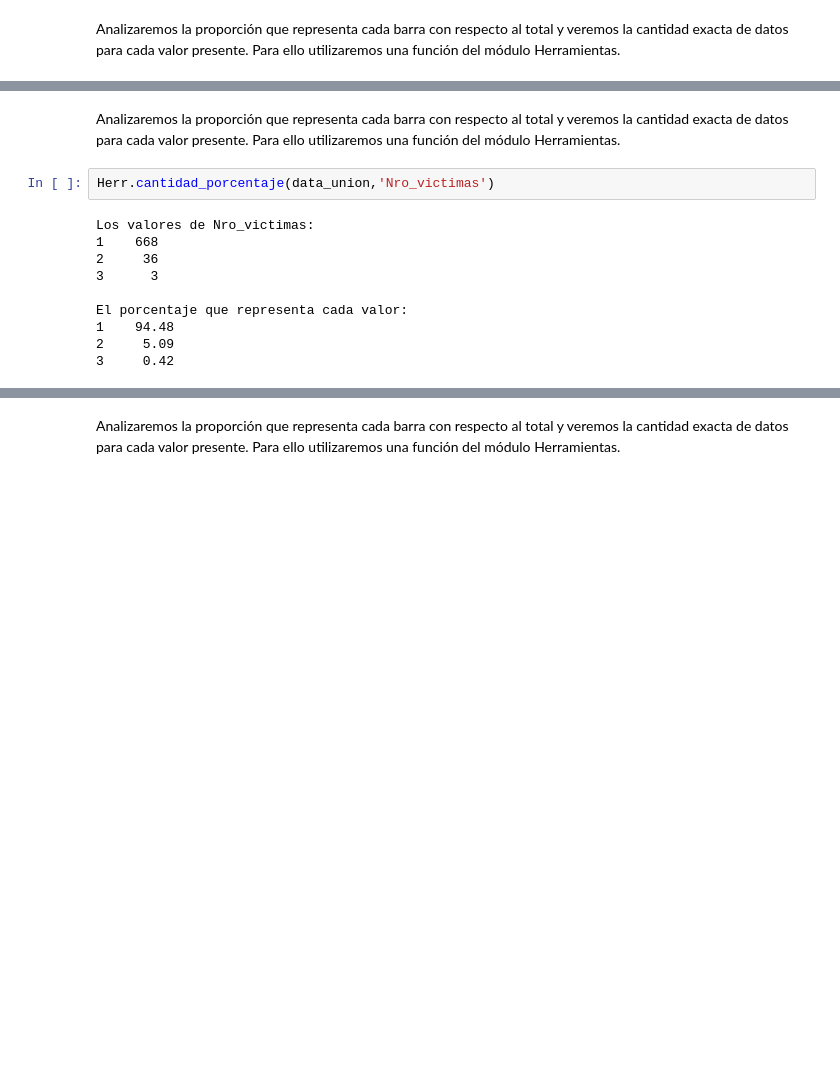
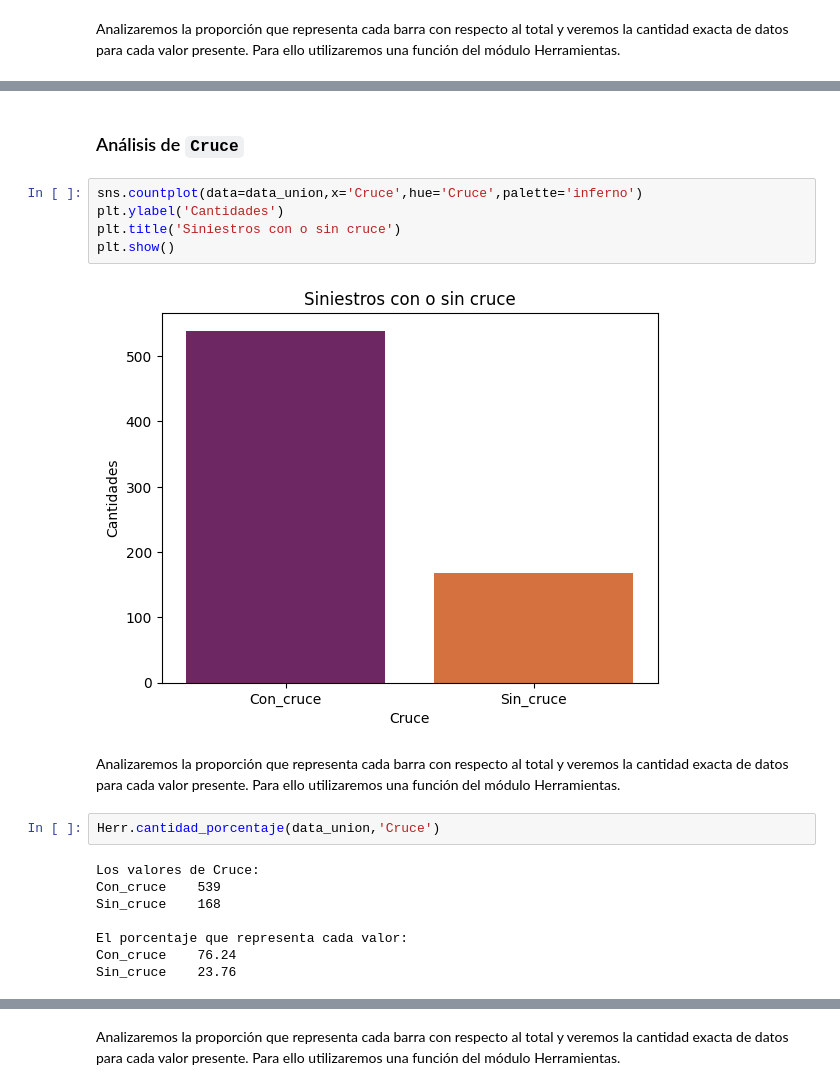
Before and after one commit to MaximilianoTauil/PI_Siniestros, a Jupyter notebook: EDA.ipynb, the cells around one changed output, grey strips where cells are left out. Cells and saved outputs as stored; diff of their text form; blank space fills up the shorter version.

```diff
--- a/EDA.ipynb
+++ b/EDA.ipynb
@@ -389,14 +442,21 @@ El porcentaje que representa cada valor:
+# %% [markdown]
+### Análisis de ``Cruce``
+# %%
+sns.countplot(data=data_union,x='Cruce',hue='Cruce',palette='inferno')
+plt.ylabel('Cantidades')
+plt.title('Siniestros con o sin cruce')
+plt.show()
+# %% [output]
+[figure, added]
 # %% [markdown]
 Analizaremos la proporción que representa cada barra con respecto al total y veremos la cantidad exacta de datos para cada valor presente. Para ello utilizaremos una función del módulo Herramientas.
 # %%
-Herr.cantidad_porcentaje(data_union,'Nro_victimas')
+Herr.cantidad_porcentaje(data_union,'Cruce')
 # %% [output]
-Los valores de Nro_victimas:
-1    668
-2     36
-3      3
+Los valores de Cruce:
+Con_cruce    539
+Sin_cruce    168
 
 El porcentaje que representa cada valor:
-1    94.48
-2     5.09
-3     0.42
+Con_cruce    76.24
+Sin_cruce    23.76
```
Also changed, not shown: parts of 20 cells of this notebook, 1 other file.
